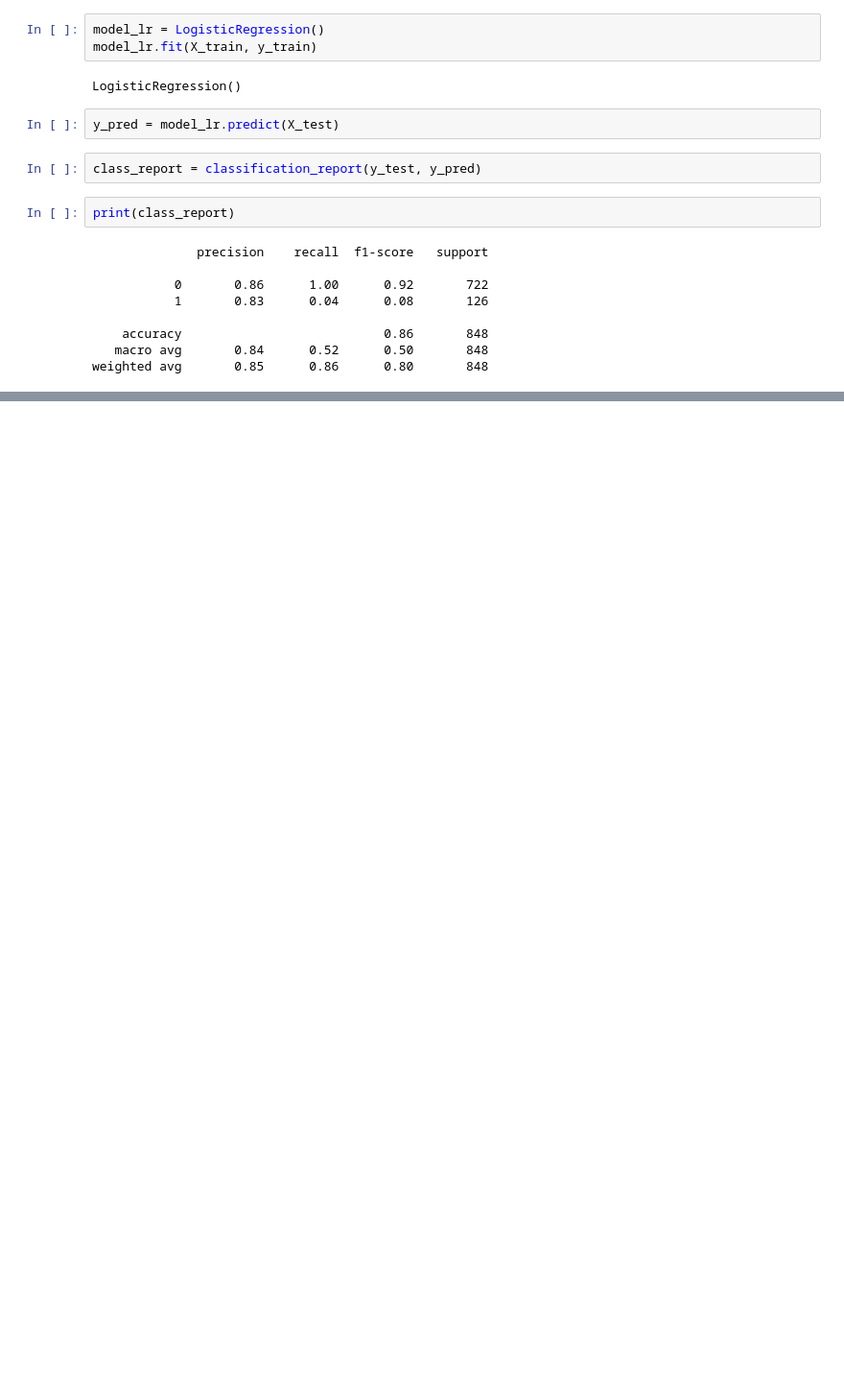
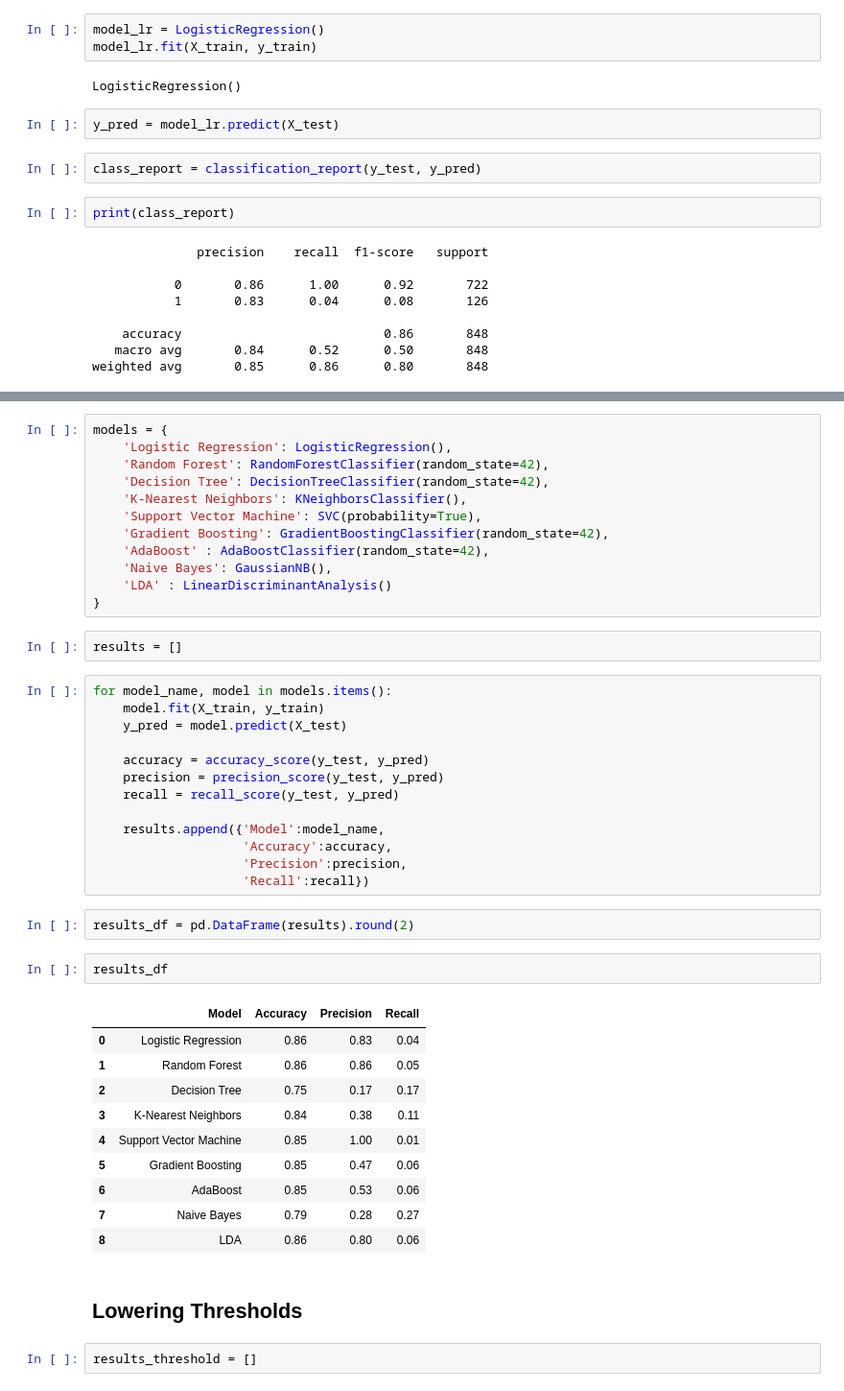
Before and after one commit to anirudhsardiwal/heart-attack-prediction-app, a Jupyter notebook: Heart-attack-prediction-model.ipynb, the cells around one changed output, grey strips where cells are left out. Shown at 96% size. Saved outputs shown, nothing was run; the diff lists cells and outputs as text; blank space fills up the shorter version.

```diff
--- a/Heart-attack-prediction-model.ipynb
+++ b/Heart-attack-prediction-model.ipynb
@@ -215,0 +214,46 @@ NameError: name 'X_train' is not defined
+# %%
+models = {
+    'Logistic Regression': LogisticRegression(),
+    'Random Forest': RandomForestClassifier(random_state=42),
+    'Decision Tree': DecisionTreeClassifier(random_state=42),
+    'K-Nearest Neighbors': KNeighborsClassifier(),
+    'Support Vector Machine': SVC(probability=True),
+    'Gradient Boosting': GradientBoostingClassifier(random_state=42),
+    'AdaBoost' : AdaBoostClassifier(random_state=42),
+    'Naive Bayes': GaussianNB(),
+    'LDA' : LinearDiscriminantAnalysis()
+}
+# %%
+results = []
+# %%
+for model_name, model in models.items():
+    model.fit(X_train, y_train)
+    y_pred = model.predict(X_test)
+
+    accuracy = accuracy_score(y_test, y_pred)
+    precision = precision_score(y_test, y_pred)
+    recall = recall_score(y_test, y_pred)
+
+    results.append({'Model':model_name,
+                    'Accuracy':accuracy,
+                    'Precision':precision,
+                    'Recall':recall})
+# %%
+results_df = pd.DataFrame(results).round(2)
+# %%
+results_df
+# %% [output]
+|  | Model | Accuracy | Precision | Recall |
+| 0 | Logistic Regression | 0.86 | 0.83 | 0.04 |
+| 1 | Random Forest | 0.86 | 0.86 | 0.05 |
+| 2 | Decision Tree | 0.75 | 0.17 | 0.17 |
+| 3 | K-Nearest Neighbors | 0.84 | 0.38 | 0.11 |
+| 4 | Support Vector Machine | 0.85 | 1.00 | 0.01 |
+| 5 | Gradient Boosting | 0.85 | 0.47 | 0.06 |
+| 6 | AdaBoost | 0.85 | 0.53 | 0.06 |
+| 7 | Naive Bayes | 0.79 | 0.28 | 0.27 |
+| 8 | LDA | 0.86 | 0.80 | 0.06 |
+# %% [markdown]
+## Lowering Thresholds
+# %%
+results_threshold = []
```
Also changed, not shown: parts of 15 cells of this notebook.
